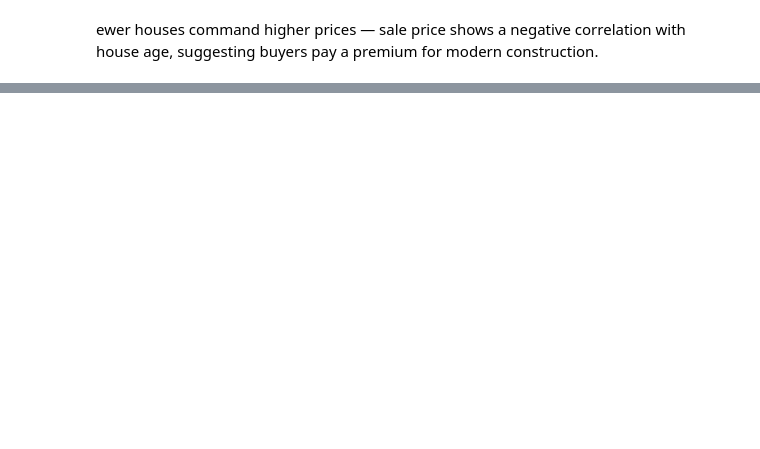
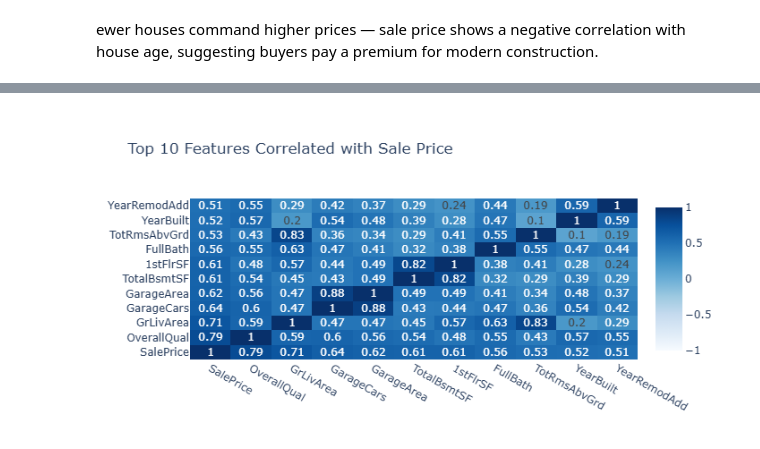
Before and after one commit to marian12-glitch/data-analytics-portfolio, a Jupyter notebook: week3/Houseprices(1).ipynb, the cells around one changed output, grey strips where cells are left out. Drawn from its saved outputs; the diff is of its cells as text; code cells hidden in the pictures; blank space fills up the shorter version.

```diff
--- a/week3/Houseprices(1).ipynb
+++ b/week3/Houseprices(1).ipynb
@@ -236,0 +306,25 @@ ewer houses command higher prices — sale price shows a negative correlation wi
+# %%
+import plotly.graph_objects as go
+
+numeric_df = df.select_dtypes(include=['int64', 'float64'])
+corr = numeric_df.corr()
+
+# Get top 10 features most correlated with SalePrice
+top_features = corr['SalePrice'].abs().sort_values(ascending=False).head(11).index
+corr_top = corr.loc[top_features, top_features].round(2)
+
+fig = go.Figure(data=go.Heatmap(
+    z=corr_top.values,
+    x=corr_top.columns,
+    y=corr_top.columns,
+    colorscale='Blues',
+    text=corr_top.values,
+    texttemplate='%{text}',
+    zmin=-1,
+    zmax=1
+))
+
+fig.update_layout(title='Top 10 Features Correlated with Sale Price')
+fig.show()
+# %% [output]
+[figure, added]
```
Also changed, not shown: parts of 18 cells of this notebook.
